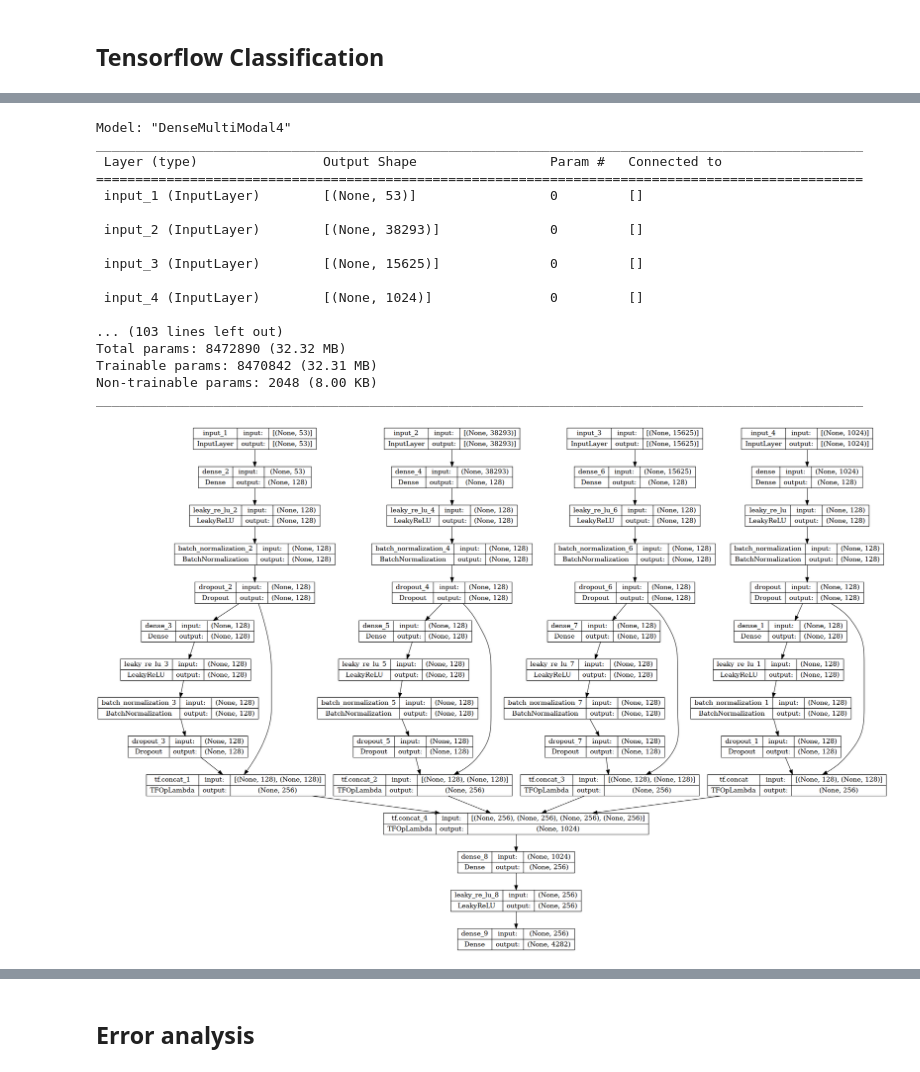
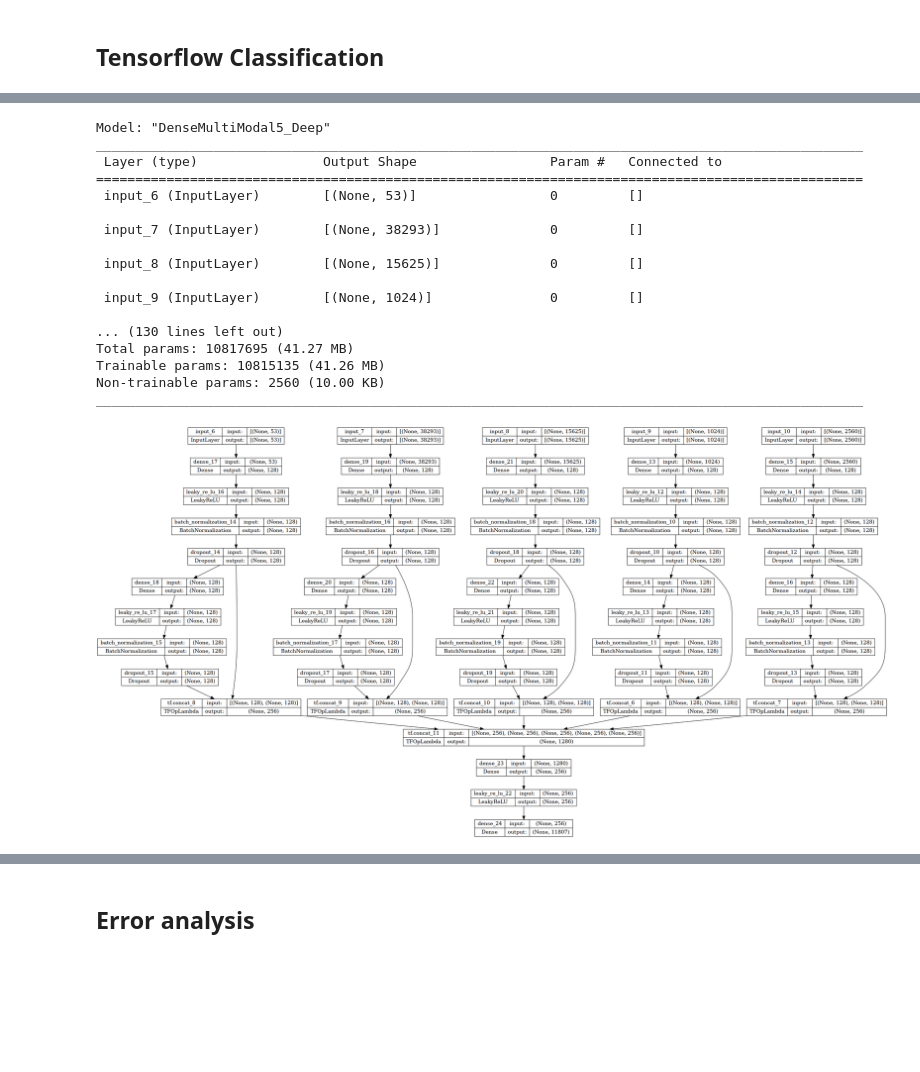
Before and after one commit to m5k5/KaggleCAFAChallenge, a Jupyter notebook: MultiModal.ipynb, the cells around one changed output, grey strips where cells are left out. Saved outputs shown, nothing was run; the diff lists cells and outputs as text; code cells hidden in the pictures; blank space fills up the shorter version.

Commit message:
new training

```diff
--- a/MultiModal.ipynb
+++ b/MultiModal.ipynb
@@ -25,5 +25,5 @@ print(DATA_PATH)
 print(DATA_PATH_INTERPRO)
 
 # Choose subontology (CCO, MFO or BPO)
-SO = 'CCO'
+SO = 'BPO'
 # %% [output]
@@ -273,0 +303,15 @@ t5df.head()
+# %%
+train_esm2_embeddings = np.load(os.path.join(DATA_PATH, "esm2/train_embeds_esm2_t36_3B_UR50D.npy"))
+
+column_num = train_esm2_embeddings.shape[1]
+esm2df = pd.DataFrame(
+    train_esm2_embeddings, columns=["Column_" + str(i) for i in range(1, column_num + 1)]
+)
+esm2Dimension = esm2df.shape[1]
+
+train_protein_ids_esm2 = np.load(os.path.join(DATA_PATH, "esm2/train_ids_esm2_t36_3B_UR50D.npy"))
+esm2df["ids"] = train_protein_ids_esm2
+print(train_protein_ids_esm2.shape)
+print(esm2df.shape)
+esm2df.set_index("ids", inplace=True)
+esm2df.head()
@@ -635,6 +696,7 @@ def createModel():
     inputsIP = tf.keras.Input(shape=(len(mlbInterPro.classes_),))
     inputsKmer = tf.keras.Input(shape=(allCombinations.shape[0],))
     inputsT5 = tf.keras.Input(shape=(t5Dimension,))
+    inputsEsm2 = tf.keras.Input(shape=(esm2Dimension,))
 
     # xT5 = layers.Attention()([inputsT5,inputsT5])
     xT5 = layers.Dense(128)(inputsT5)
@@ -646,6 +708,16 @@ def createModel():
     xT5 = layers.BatchNormalization()(xT5)
     xT5 = layers.Dropout(0.1)(xT5)
     xT5 = tf.concat([xT5,xT5Res],1)
+
+    xEsm2 = layers.Dense(128)(inputsEsm2)
+    xEsm2 = layers.LeakyReLU()(xEsm2)
+    xEsm2 = layers.BatchNormalization()(xEsm2)
+    xEsm2Res = layers.Dropout(0.1)(xEsm2)
+    xEsm2 = layers.Dense(128)(xEsm2Res)
+    xEsm2 = layers.LeakyReLU()(xEsm2)
+    xEsm2 = layers.BatchNormalization()(xEsm2)
+    xEsm2 = layers.Dropout(0.1)(xEsm2)
+    xEsm2 = tf.concat([xEsm2,xEsm2Res],1)
 
     # xPC = layers.Attention()([inputsPC,inputsPC])
     xPC = layers.Dense(128)(inputsPC)
@@ -675,45 +747,45 @@ def createModel():
     xKmer = layers.BatchNormalization()(xKmer)
     xKmerRes = layers.Dropout(0.1)(xKmer)
     xKmer = layers.Dense(128)(xKmerRes)
     xKmer = layers.LeakyReLU()(xKmer)
     xKmer = layers.BatchNormalization()(xKmer)
     xKmer = layers.Dropout(0.1)(xKmer)
     xKmer = tf.concat([xKmer,xKmerRes],1)
 
-    concat = tf.concat([xPC,xIP,xKmer,xT5],1)
+    concat = tf.concat([xPC,xIP,xKmer,xT5, xEsm2],1)
 
     x = layers.Dense(256)(concat)
     x = layers.LeakyReLU()(x)
 
     outputs=layers.Dense(len(mlb.classes_), activation=tf.keras.activations.sigmoid)(x)
 
-    return tf.keras.Model(inputs=[inputsPC, inputsIP, inputsKmer, inputsT5], outputs=outputs, name="DenseMultiModal4")
+    return tf.keras.Model(inputs=[inputsPC, inputsIP, inputsKmer, inputsT5, inputsEsm2], outputs=outputs, name="DenseMultiModal5_Deep")
 
 model = createModel()
 
 model.summary()
 
 dot_img_file = './model_1.png'
 tf.keras.utils.plot_model(model, to_file=dot_img_file, show_shapes=True)
 # %% [output]
-Model: "DenseMultiModal4"
+Model: "DenseMultiModal5_Deep"
 __________________________________________________________________________________________________
  Layer (type)                Output Shape                 Param #   Connected to
 ==================================================================================================
- input_1 (InputLayer)        [(None, 53)]                 0         []
+ input_6 (InputLayer)        [(None, 53)]                 0         []
 
- input_2 (InputLayer)        [(None, 38293)]              0         []
+ input_7 (InputLayer)        [(None, 38293)]              0         []
 
- input_3 (InputLayer)        [(None, 15625)]              0         []
+ input_8 (InputLayer)        [(None, 15625)]              0         []
 
- input_4 (InputLayer)        [(None, 1024)]               0         []
+ input_9 (InputLayer)        [(None, 1024)]               0         []
 
-... (103 lines left out)
-Total params: 8472890 (32.32 MB)
-Trainable params: 8470842 (32.31 MB)
-Non-trainable params: 2048 (8.00 KB)
+... (130 lines left out)
+Total params: 10817695 (41.27 MB)
+Trainable params: 10815135 (41.26 MB)
+Non-trainable params: 2560 (10.00 KB)
 __________________________________________________________________________________________________
-[figure, old version]
+[figure, new version]
 # %%
 import matplotlib.pyplot as plt
 #Learning rate schedule
```
Also changed, not shown: parts of 19 cells of this notebook, 2 other files.
